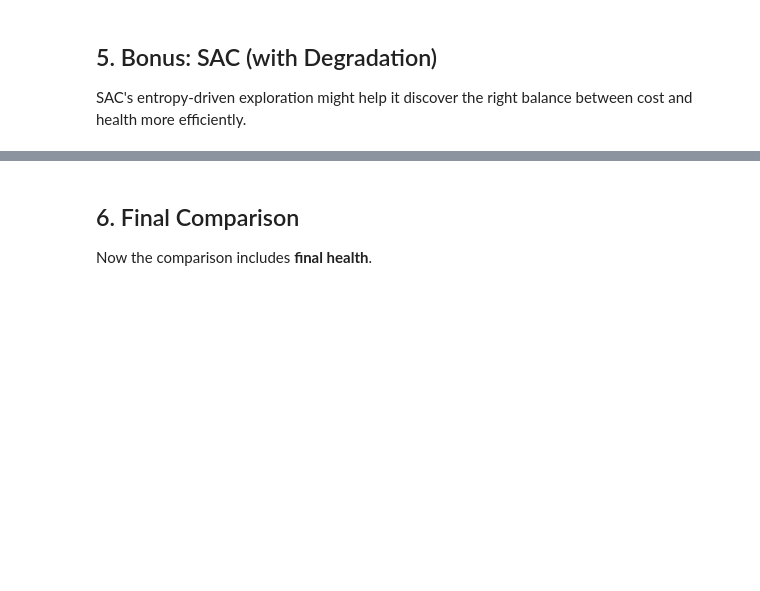
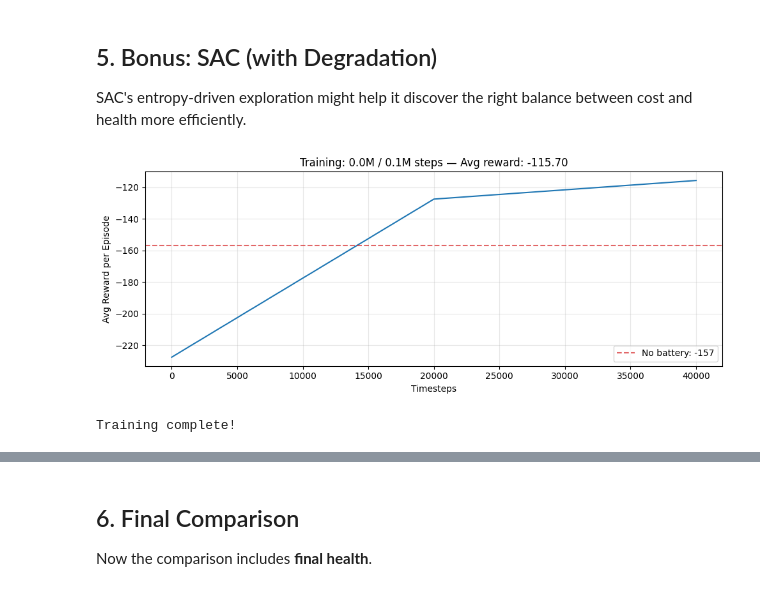
Before and after one commit to aihpi/workshop-rl2-implementation, a Jupyter notebook: 01_workshop/notebooks/04_train_rl_with_battery_degradation.ipynb, the cells around one changed output, grey strips where cells are left out. Drawn from its saved outputs; the diff is of its cells as text; code cells hidden in the pictures; blank space fills up the shorter version.

```diff
--- a/01_workshop/notebooks/04_train_rl_with_battery_degradation.ipynb
+++ b/01_workshop/notebooks/04_train_rl_with_battery_degradation.ipynb
@@ -214,20 +224,23 @@ SAC's entropy-driven exploration might help it discover the right balance betwee
 # %%
 from stable_baselines3 import SAC
 
-SAC_TIMESTEPS = int(1e5)
+SAC_TIMESTEPS = int(5e4)
 
 sac_train_env = make_vec_env(make_train_env, n_envs=4)
 sac_model = SAC("MlpPolicy", sac_train_env, verbose=0)
 
 sac_callback = LiveEvalCallback(
     eval_env=eval_env,
     eval_freq=20_000,
     baseline_cost=baseline_cost,
 )
 
 print(f"Training SAC for {SAC_TIMESTEPS/1e3:.0f}k steps...")
 sac_model.learn(total_timesteps=SAC_TIMESTEPS, callback=sac_callback)
 print("Training complete!")
+# %% [output]
+[figure, added]
+Training complete!
 # %%
 sac_policy = lambda obs: sac_model.predict(obs, deterministic=True)[0]
 data_sac, reward_sac = run_episode(eval_env, policy=sac_policy, seed=42)
```
Also changed, not shown: parts of 8 cells of this notebook, 3 other files.
